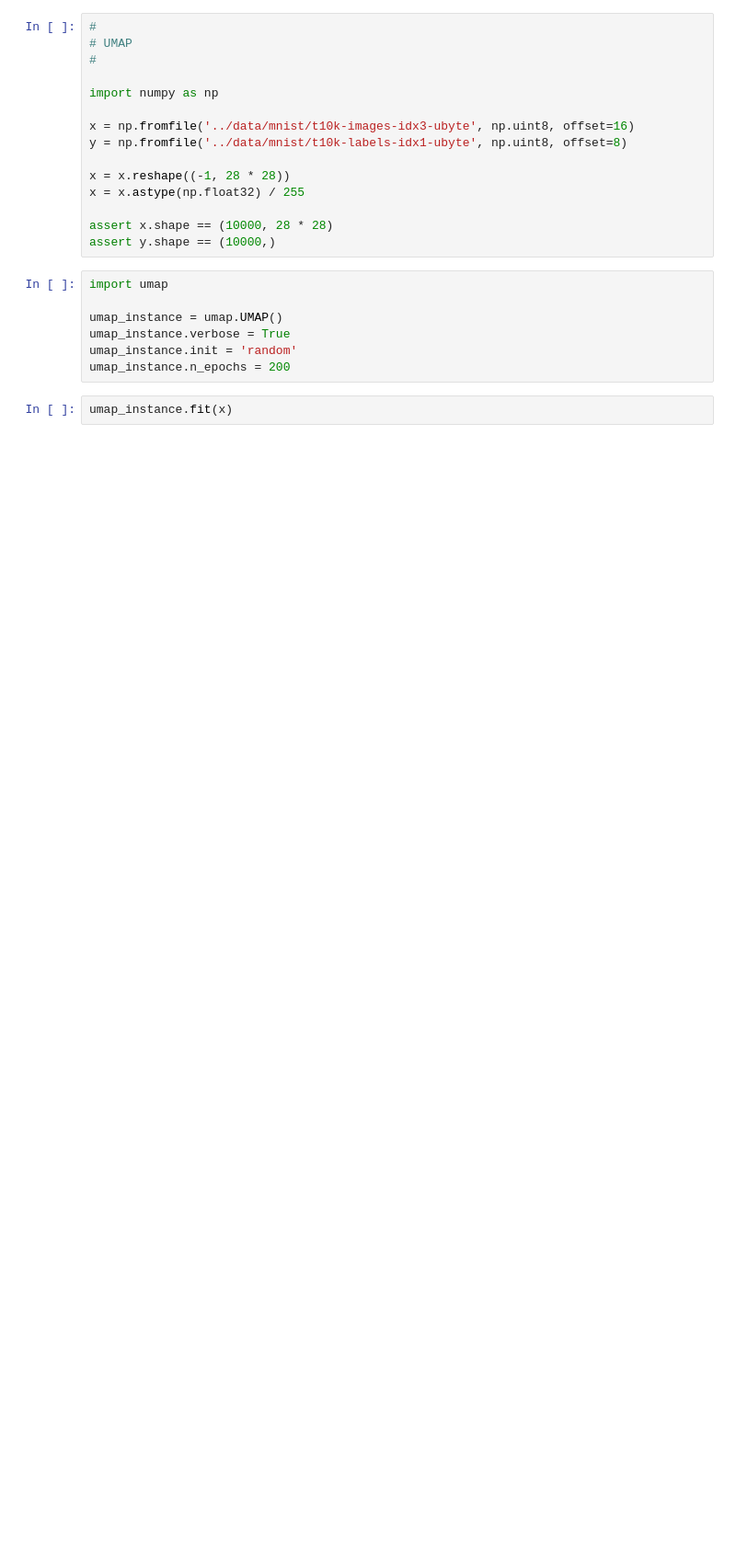
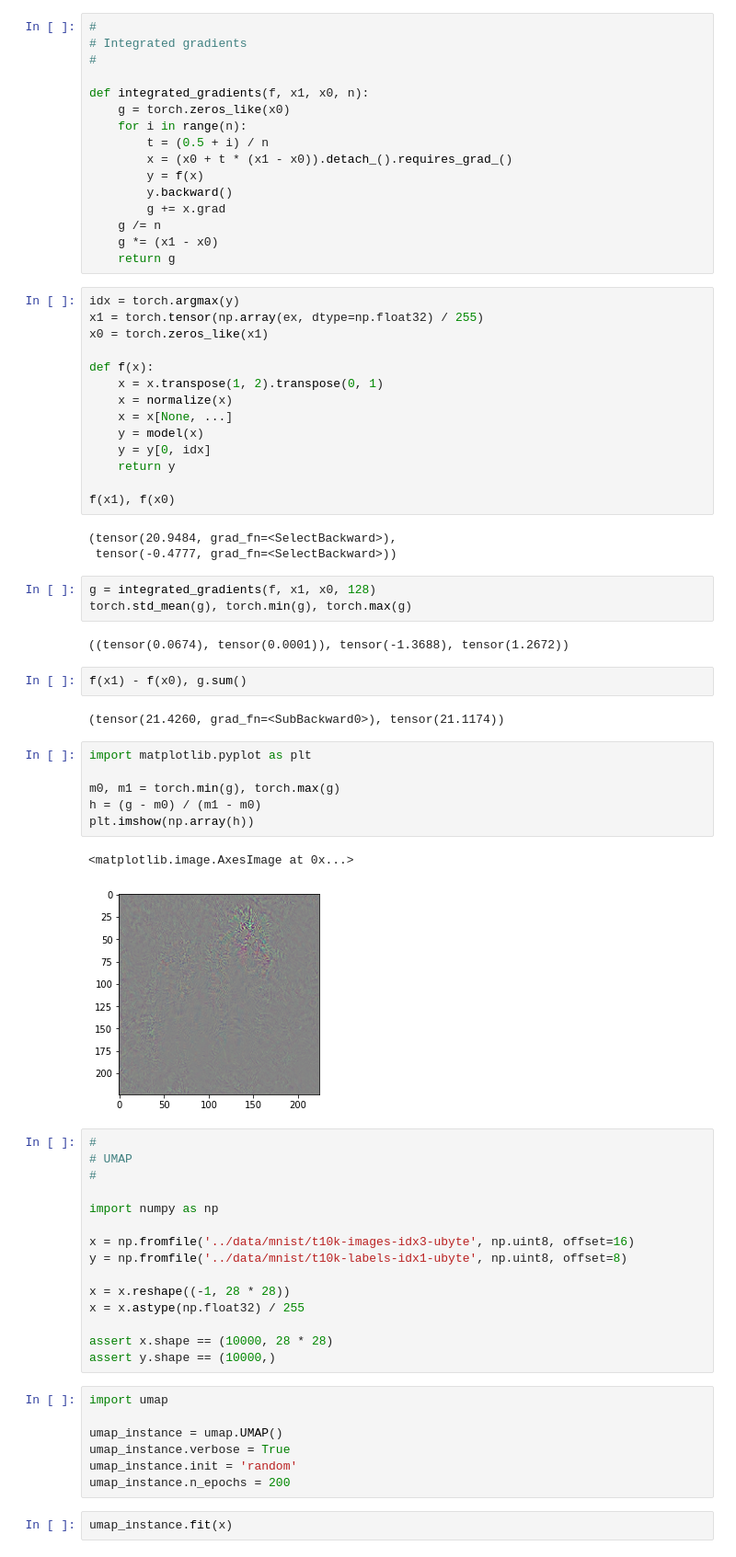
Before and after one commit to hi-ogawa/notebooks, a Jupyter notebook: src/misc_v7.ipynb, the cells around one changed output. Shown at 92% size. Saved outputs shown, nothing was run; the diff lists cells and outputs as text; blank space fills up the shorter version.

Commit message:
Update misc_v7 (integrated gradients)

```diff
--- a/src/misc_v7.ipynb
+++ b/src/misc_v7.ipynb
@@ -1,3 +78,54 @@
+# %%
+#
+# Integrated gradients
+#
+
+def integrated_gradients(f, x1, x0, n):
+    g = torch.zeros_like(x0)
+    for i in range(n):
+        t = (0.5 + i) / n
+        x = (x0 + t * (x1 - x0)).detach_().requires_grad_()
+        y = f(x)
+        y.backward()
+        g += x.grad
+    g /= n
+    g *= (x1 - x0)
+    return g
+# %%
+idx = torch.argmax(y)
+x1 = torch.tensor(np.array(ex, dtype=np.float32) / 255)
+x0 = torch.zeros_like(x1)
+
+def f(x):
+    x = x.transpose(1, 2).transpose(0, 1)
+    x = normalize(x)
+    x = x[None, ...]
+    y = model(x)
+    y = y[0, idx]
+    return y
+
+f(x1), f(x0)
+# %% [output]
+(tensor(20.9484, grad_fn=<SelectBackward>),
+ tensor(-0.4777, grad_fn=<SelectBackward>))
+# %%
+g = integrated_gradients(f, x1, x0, 128)
+torch.std_mean(g), torch.min(g), torch.max(g)
+# %% [output]
+((tensor(0.0674), tensor(0.0001)), tensor(-1.3688), tensor(1.2672))
+# %%
+f(x1) - f(x0), g.sum()
+# %% [output]
+(tensor(21.4260, grad_fn=<SubBackward0>), tensor(21.1174))
+# %%
+import matplotlib.pyplot as plt
+
+m0, m1 = torch.min(g), torch.max(g)
+h = (g - m0) / (m1 - m0)
+plt.imshow(np.array(h))
+# %% [output]
+<matplotlib.image.AxesImage at 0x...>
+[figure, added]
 # %%
 #
 # UMAP
```
Also changed, not shown: parts of 5 cells of this notebook, 2 other files.
